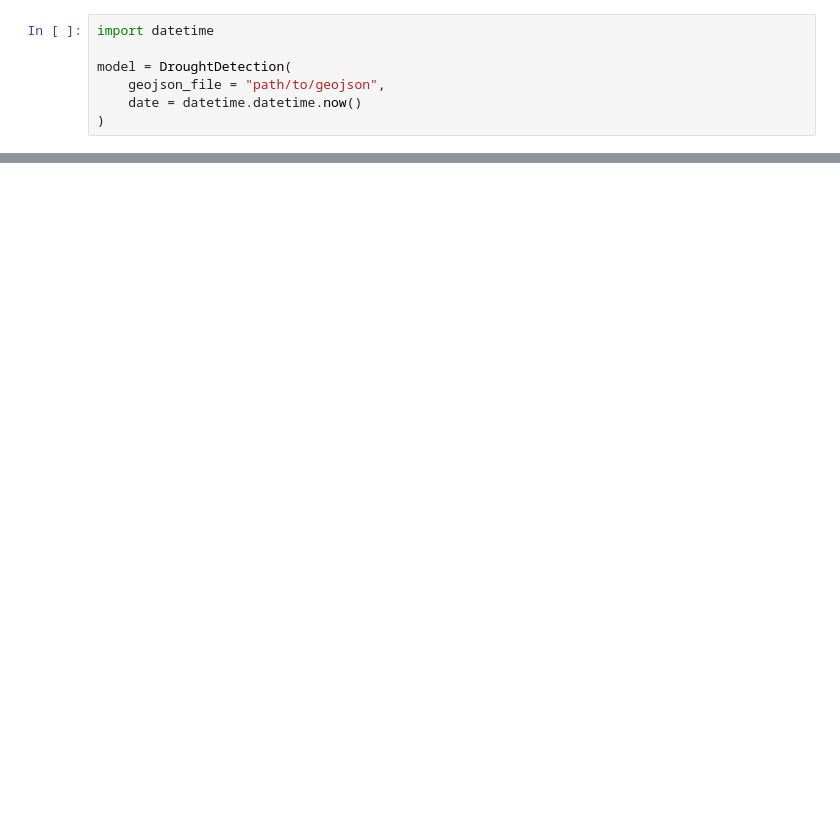
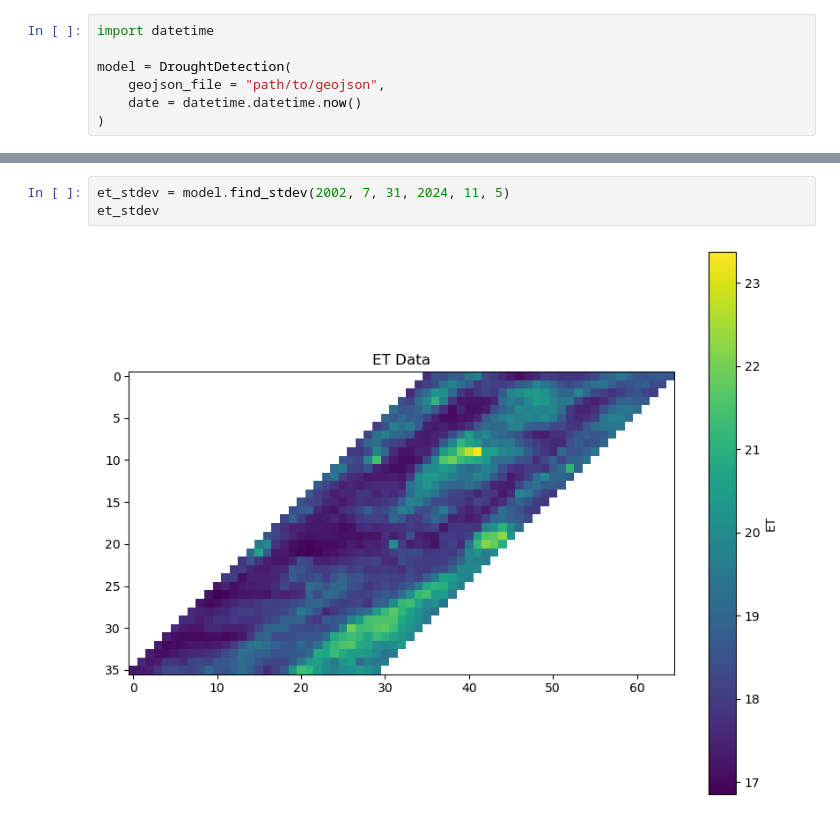
Before and after one commit to ryancjoshi/testrepo, a Jupyter notebook: xarrays_backup.ipynb, the cells around one changed output, grey strips where cells are left out. Cells and saved outputs as stored; diff of their text form; blank space fills up the shorter version.

```diff
--- a/xarrays_backup.ipynb
+++ b/xarrays_backup.ipynb
@@ -3008,0 +1577,5 @@ NoDataInBounds: No data found in bounds.
+# %%
+et_stdev = model.find_stdev(2002, 7, 31, 2024, 11, 5)
+et_stdev
+# %% [output]
+[figure, added]
```
Also changed, not shown: parts of 57 cells of this notebook.
